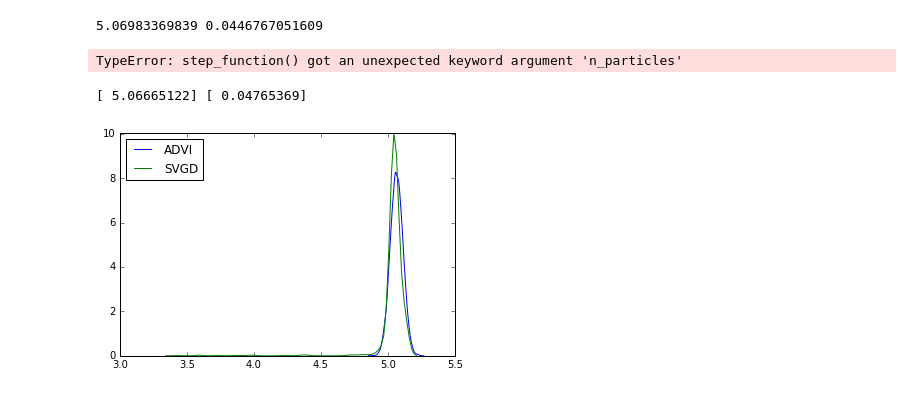
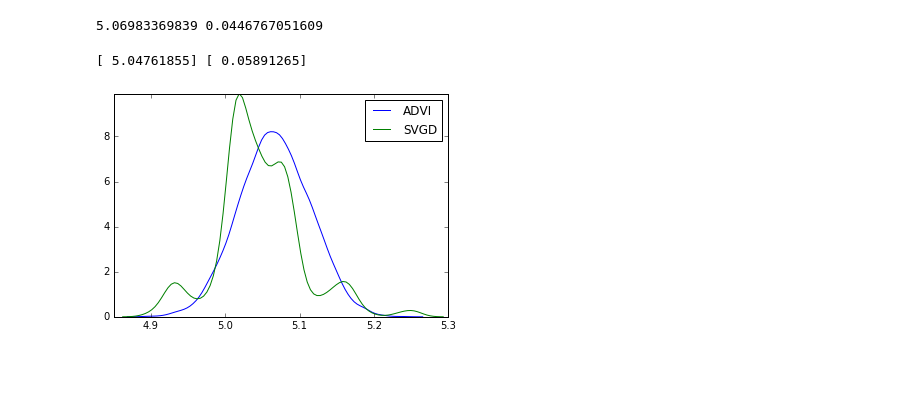
Before and after one commit to framr/playground_ml, a Jupyter notebook: vi/pymc3_vi_simple.ipynb, the cells around one changed output. Cells and saved outputs as stored; diff of their text form; code cells hidden in the pictures; blank space fills up the shorter version.

```diff
--- a/vi/pymc3_vi_simple.ipynb
+++ b/vi/pymc3_vi_simple.ipynb
@@ -105,22 +105,20 @@ print mu_N, scale_N
 5.06983369839 0.0446767051609
 # %%
 with model:
-    sgvd = pm.SVGD()
+    sgvd = pm.SVGD(n_particles=1000)
     tracker = pm.callbacks.Tracker(
-        mean=advi.approx.mean.eval,  # callable that returns mean
-        std=advi.approx.std.eval  # callable that returns std
+        mean=sgvd.approx.mean.eval,  # callable that returns mean
+        std=sgvd.approx.std.eval  # callable that returns std
     )
-    svgd_approx = sgvd.fit(300, n_particles=1000,
-                           obj_optimizer=pm.sgd(learning_rate=0.01), callbacks=[tracker])
+    svgd_approx = sgvd.fit(1000, obj_optimizer=pm.sgd(learning_rate=0.01), callbacks=[tracker])
-# %% [output]
-TypeError: step_function() got an unexpected keyword argument 'n_particles'
 # %%
 #ax = sns.kdeplot(trace['mu'], label='NUTS');
+plt.xlim = (4.5, 5.5)
 sns.kdeplot(approx.sample(10000)['mu'], label='ADVI');
 sns.kdeplot(svgd_approx.sample(2000)['mu'], label='SVGD');
 
 # final posterior std and mean
 print tracker['mean'][-1], tracker["std"][-1]
 # %% [output]
-[ 5.06665122] [ 0.04765369]
+[ 5.04761855] [ 0.05891265]
-[figure, old version]
+[figure, new version]
```
Also changed, not shown: parts of 1 cell of this notebook.
